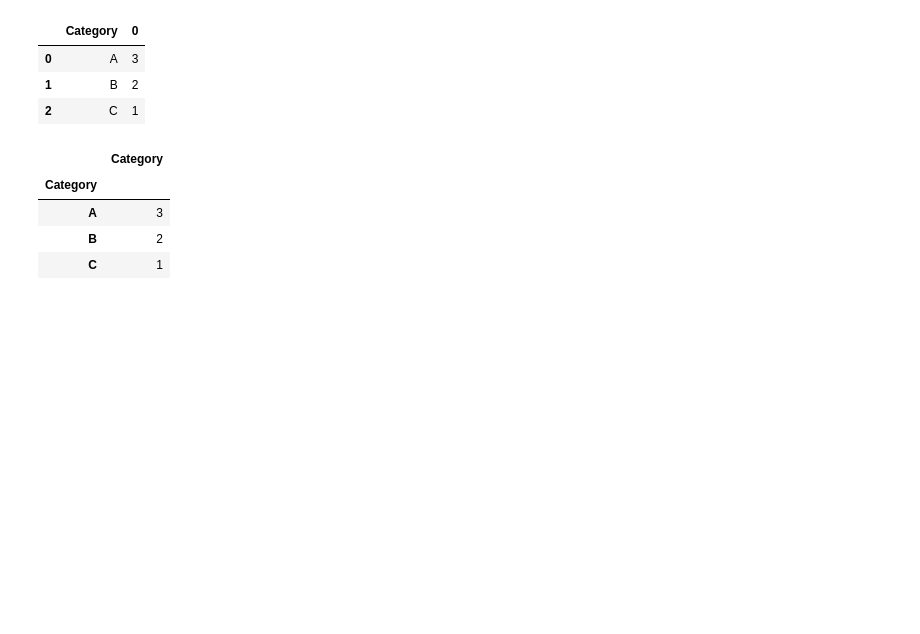
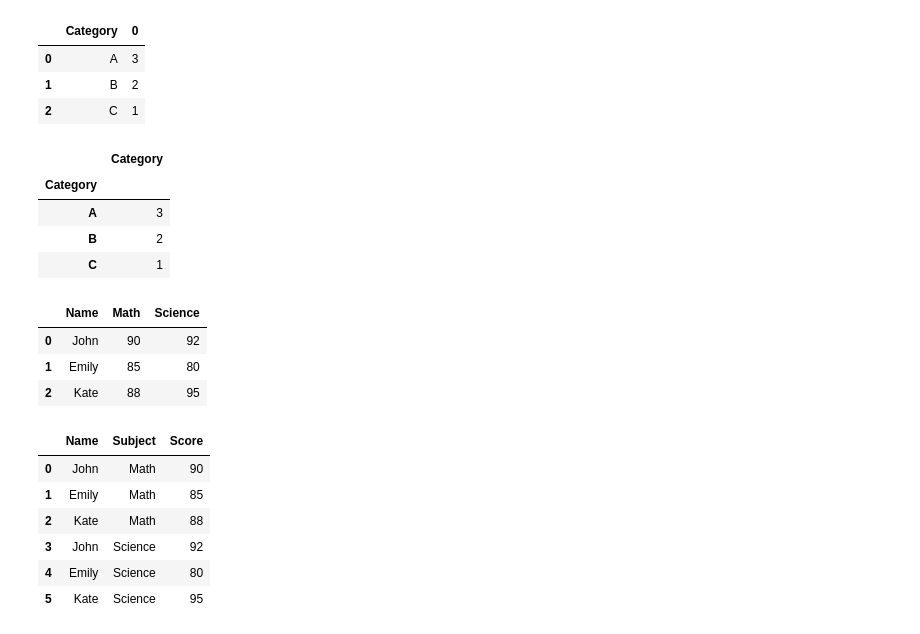
Before and after one commit to LungiNzima/Python-Programming-Course, a Jupyter notebook: Pandas_Course.ipynb, the cells around one changed output. Cells and saved outputs as stored; diff of their text form; code cells hidden in the pictures; blank space fills up the shorter version.

```diff
--- a/Pandas_Course.ipynb
+++ b/Pandas_Course.ipynb
@@ -742,3 +742,27 @@ df.groupby("Category").agg({"Category":"count"})
 | A | 3 |
 | B | 2 |
 | C | 1 |
+# %%
+data = {'Name': ['John', 'Emily', 'Kate'],
+        'Math': [90, 85, 88],
+        'Science': [92, 80, 95]}
+df = pd.DataFrame(data)
+# %%
+df
+# %% [output]
+|  | Name | Math | Science |
+| 0 | John | 90 | 92 |
+| 1 | Emily | 85 | 80 |
+| 2 | Kate | 88 | 95 |
+# %%
+df_melted = pd.melt(df, id_vars= ["Name"], var_name = "Subject", value_name = "Score")
+# %%
+df_melted
+# %% [output]
+|  | Name | Subject | Score |
+| 0 | John | Math | 90 |
+| 1 | Emily | Math | 85 |
+| 2 | Kate | Math | 88 |
+| 3 | John | Science | 92 |
+| 4 | Emily | Science | 80 |
+| 5 | Kate | Science | 95 |
```
Also changed, not shown: parts of 22 cells of this notebook.
